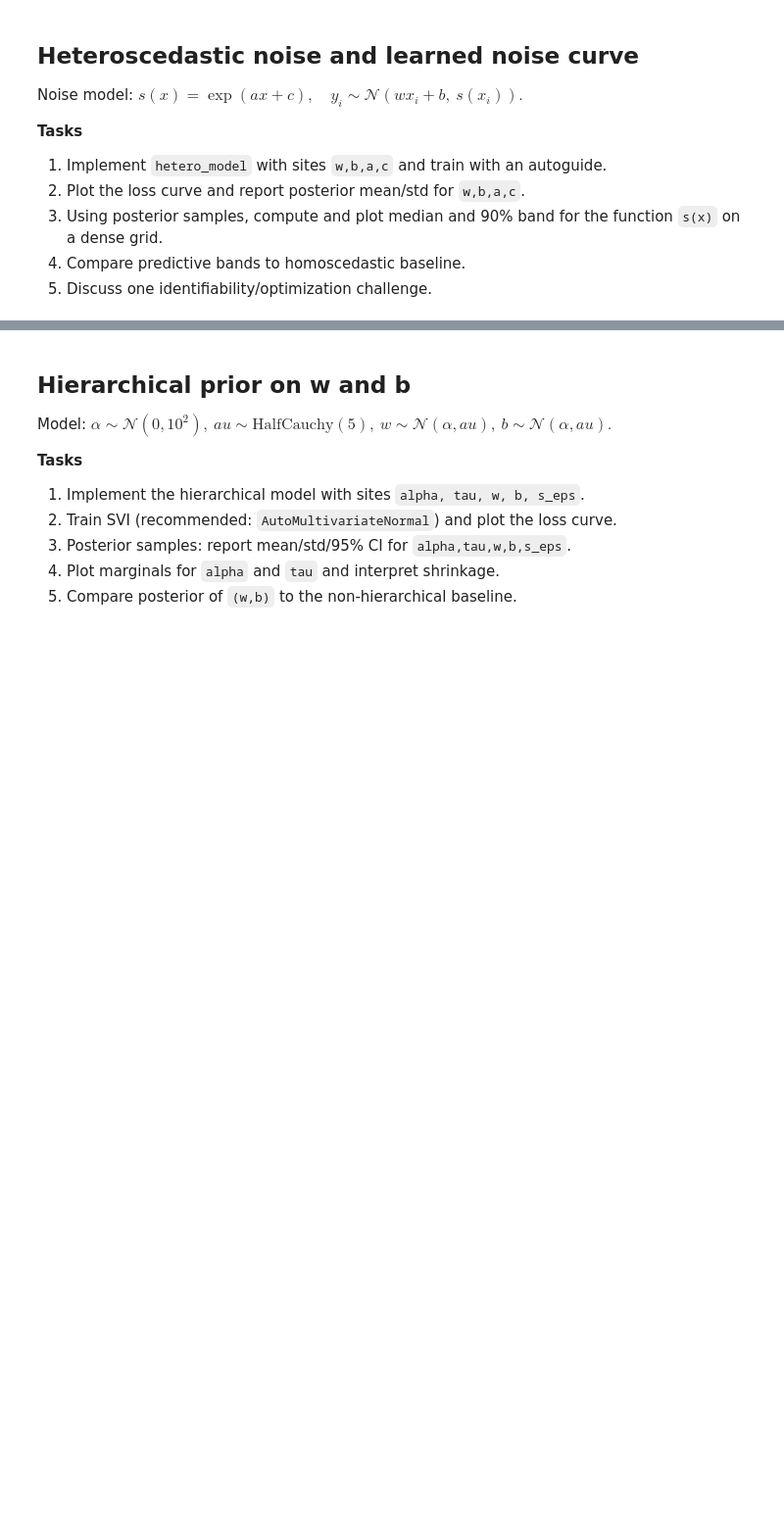
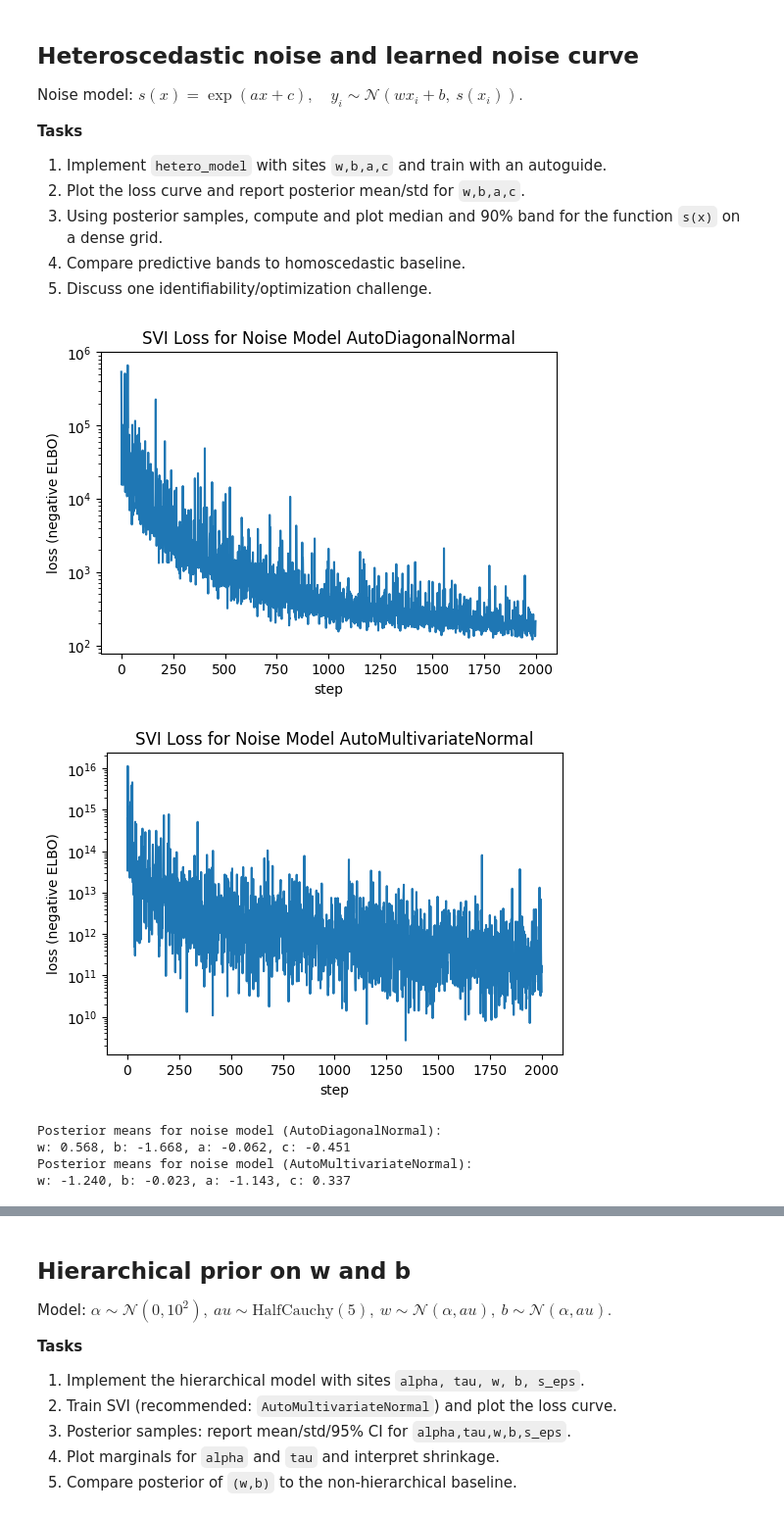
Before and after one commit to kmock930/Course-Uncertainty-Machine-Learning-2026, a Jupyter notebook: Assignment 2/SVI_assignment_questions (2).ipynb, the cells around one changed output, grey strips where cells are left out. Shown at 98% size. Cells and saved outputs as stored; diff of their text form; code cells hidden in the pictures; blank space fills up the shorter version.

```diff
--- a/Assignment 2/SVI_assignment_questions (2).ipynb
+++ b/Assignment 2/SVI_assignment_questions (2).ipynb
@@ -669,4 +669,43 @@ $ s(x)=\exp(ax+c),\quad y_i\sim\mathcal N(wx_i+b,\ s(x_i)).$
 4. Compare predictive bands to homoscedastic baseline.
 5. Discuss one identifiability/optimization challenge.
 # %%
-# TODO: implement and run here
+def noise_model(x, y=None):
+    w = numpyro.sample("w", dist.Normal(0.0, 10.0))
+    b = numpyro.sample("b", dist.Normal(0.0, 10.0))
+    a = numpyro.sample("a", dist.Normal(0.0, 10.0))
+    c = numpyro.sample("c", dist.Normal(0.0, 10.0))
+
+    mu = numpyro.deterministic("mu", w * x + b)
+    s = numpyro.deterministic("s", jnp.exp(a * x + c)) # avoid 0.0
+
+    with numpyro.plate("data", x.shape[0]):
+        numpyro.sample("y", dist.Normal(mu, s), obs=y)
+
+    return mu, s
+# %%
+key, key1, key2, key3, key4 = random.split(key, 5)
+
+# Train the model
+guide_noise_auto = AutoDiagonalNormal(noise_model)
+guide_noise_mv = AutoMultivariateNormal(noise_model)
+svi_noise_auto, state_noise_auto, losses_noise_auto = run_svi(noise_model, guide_noise_auto, key1, x_tr, y_tr)
+svi_noise_mv, state_noise_mv, losses_noise_mv = run_svi(noise_model, guide_noise_mv, key2, x_tr, y_tr)
+
+# Plot Losses
+plot_loss(losses_noise_auto, title=f'SVI Loss for Noise Model AutoDiagonalNormal')
+plot_loss(losses_noise_mv, title=f'SVI Loss for Noise Model AutoMultivariateNormal')
+
+# Sample from the posterior
+pred_noise_auto = sample_posterior(noise_model, svi_noise_auto, state_noise_auto, key3, x_tr, num_samples=1000, sites=["w", "b", "a", "c", "mu", "s"])
+pred_noise_mv = sample_posterior(noise_model, svi_noise_mv, state_noise_mv, key4, x_tr, num_samples=1000, sites=["w", "b", "a", "c", "mu", "s"])
+print("Posterior means for noise model (AutoDiagonalNormal):")
+print(f"w: {jnp.mean(pred_noise_auto['w']):.3f}, b: {jnp.mean(pred_noise_auto['b']):.3f}, a: {jnp.mean(pred_noise_auto['a']):.3f}, c: {jnp.mean(pred_noise_auto['c']):.3f}")
+print("Posterior means for noise model (AutoMultivariateNormal):")
+print(f"w: {jnp.mean(pred_noise_mv['w']):.3f}, b: {jnp.mean(pred_noise_mv['b']):.3f}, a: {jnp.mean(pred_noise_mv['a']):.3f}, c: {jnp.mean(pred_noise_mv['c']):.3f}")
+# %% [output]
+[figure, added]
+[figure, added]
+Posterior means for noise model (AutoDiagonalNormal):
+w: 0.568, b: -1.668, a: -0.062, c: -0.451
+Posterior means for noise model (AutoMultivariateNormal):
+w: -1.240, b: -0.023, a: -1.143, c: 0.337
```
Also changed, not shown: parts of 5 cells of this notebook.
